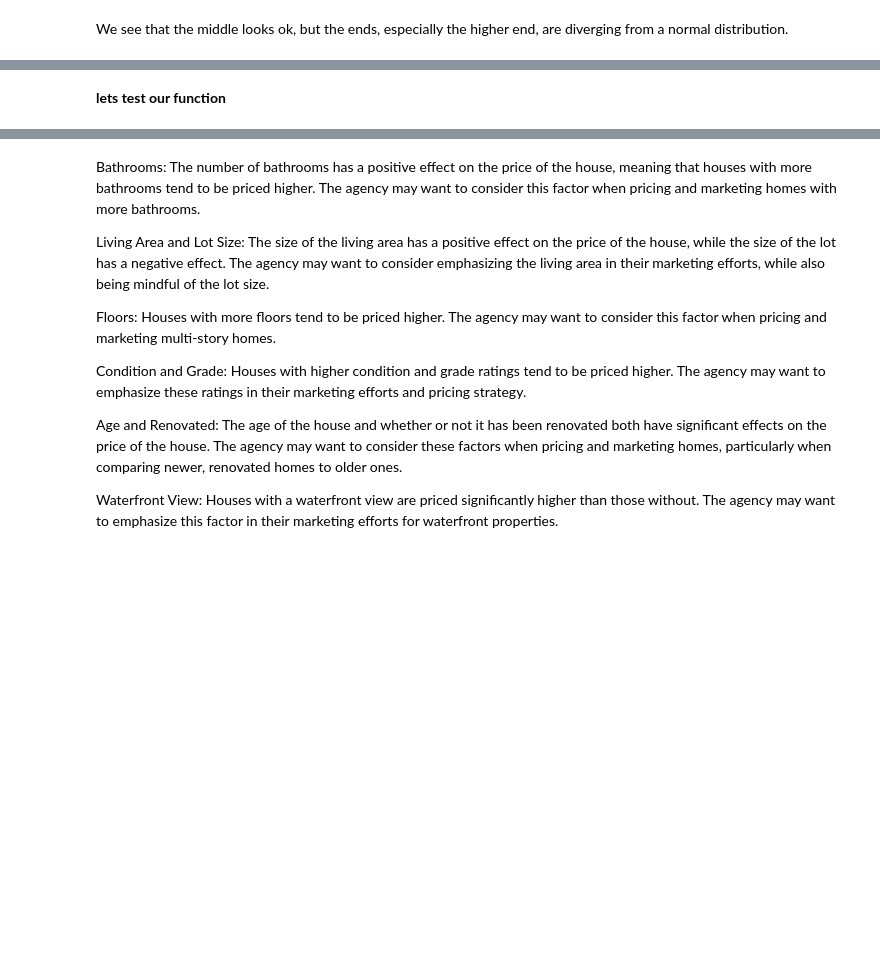
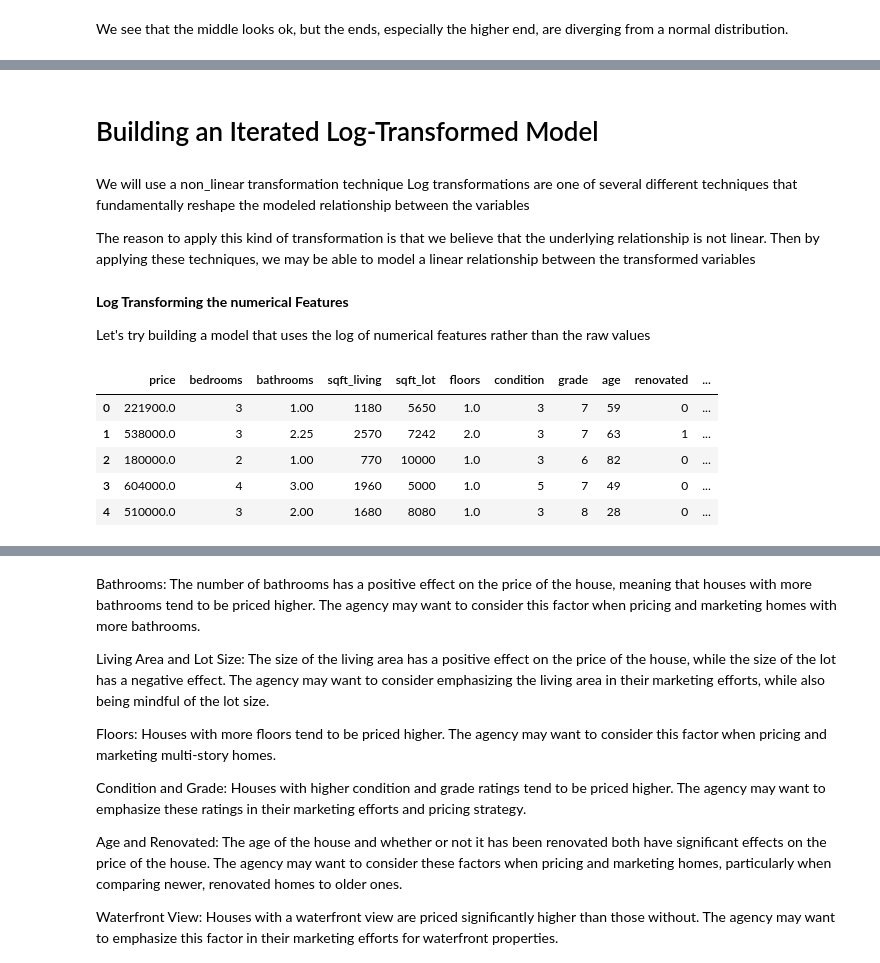
Before and after one commit to Isaac-Ndirangu-Muturi-749/Housing-Affordability-Analysis-in-King-County-Seattle, a Jupyter notebook: student.ipynb, the cells around one changed output, grey strips where cells are left out. Drawn from its saved outputs; the diff is of its cells as text; code cells hidden in the pictures; blank space fills up the shorter version.

```diff
--- a/student.ipynb
+++ b/student.ipynb
@@ -419,10 +428,14 @@ the values in the `condition` and `grade` columns are ordinal, and have been ass
+# %%
+def map_ordinal_values(df, col_name, value_dict):
+    # map the ordinal values to numerical values using the provided dictionary
+    df[col_name] = df[col_name].map(value_dict)
+    return df
 # %%
-# Create dictionaries for mapping the ordinal numberical value
 condition_dict = {'Poor': 1, 'Fair': 2, 'Average': 3, 'Good': 4, 'Very Good': 5}
 grade_dict = {'3 Poor': 3, '4 Low': 4, '5 Fair': 5, '6 Low Average': 6, '7 Average': 7, '8 Good': 8, '9 Better': 9, '10 Very Good': 10, '11 Excellent': 11, '12 Luxury': 12, '13 Mansion': 13}
-# Map the ordinal numerical values to the 'condition' and 'grade' columns
-house_df['condition'] = house_df['condition'].map(condition_dict)
-house_df['grade'] = house_df['grade'].map(grade_dict)
-# Preview the dataframe
-house_df[['condition', 'grade']]
+
+df = map_ordinal_values(house_df, 'condition', condition_dict)
+df = map_ordinal_values(house_df, 'grade', grade_dict)
+
+print(house_df[['condition', 'grade']])
 # %% [output]
@@ -466,11 +480,3 @@ creating a function to perform one hot encoding on the specified col
-# %%
-def one_hot_encode(df, column_name):
-
-    one_hot_en = pd.get_dummies(df[column_name], prefix=column_name)
-    df = pd.concat([df, one_hot_en], axis=1)
-    df = df.drop(column_name, axis=1)
-
-    return df
 # %%
 def one_hot_encode(df, columns):
     df = pd.get_dummies(df, columns=columns, drop_first=False)
@@ -478,5 +486,6 @@ def one_hot_encode(df, columns):
 # %%
-house_df= pd.get_dummies(house_df, columns=['waterfront', 'view', 'season'], drop_first=False)
+columns_to_encode = ['waterfront', 'view', 'season']
+house_df = one_hot_encode(house_df, columns_to_encode)
 # Preview the dataframe
 house_df
 # %% [output]
@@ -951,2 +939,0 @@ def predict_house_price(bedrooms, bathrooms, sqft_living, sqft_lot, floors, cond
-# %% [markdown]
-**lets test our function**
@@ -956,0 +940,19 @@ print(predicted_price)
+# %% [markdown]
+# Building an Iterated Log-Transformed Model
+# %% [markdown]
+We will use a non_linear transformation technique Log transformations are one of several different techniques that fundamentally reshape the modeled relationship between the variables
+
+The reason to apply this kind of transformation is that we believe that the underlying relationship is not linear. Then by applying these techniques, we may be able to model a linear relationship between the transformed variables
+# %% [markdown]
+**Log Transforming the numerical Features**
+
+Let's try building a model that uses the log of numerical features rather than the raw values
+# %%
+house_df.head()
+# %% [output]
+|  | price | bedrooms | bathrooms | sqft_living | sqft_lot | floors | condition | grade | age | renovated | ... |
+| 0 | 221900.0 | 3 | 1.00 | 1180 | 5650 | 1.0 | 3 | 7 | 59 | 0 | ... |
+| 1 | 538000.0 | 3 | 2.25 | 2570 | 7242 | 2.0 | 3 | 7 | 63 | 1 | ... |
+| 2 | 180000.0 | 2 | 1.00 | 770 | 10000 | 1.0 | 3 | 6 | 82 | 0 | ... |
+| 3 | 604000.0 | 4 | 3.00 | 1960 | 5000 | 1.0 | 5 | 7 | 49 | 0 | ... |
+| 4 | 510000.0 | 3 | 2.00 | 1680 | 8080 | 1.0 | 3 | 8 | 28 | 0 | ... |
```
Also changed, not shown: parts of 45 cells of this notebook.
